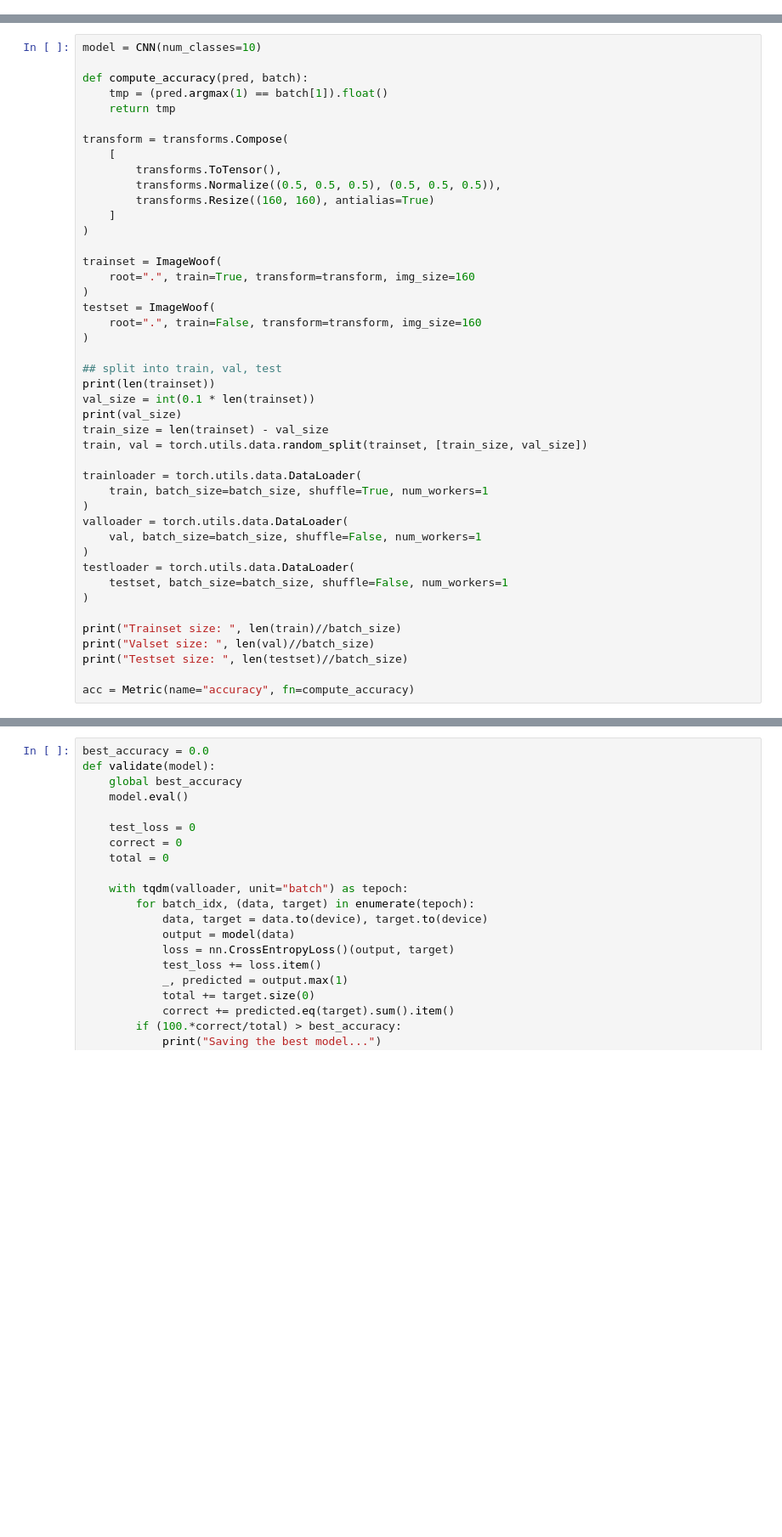
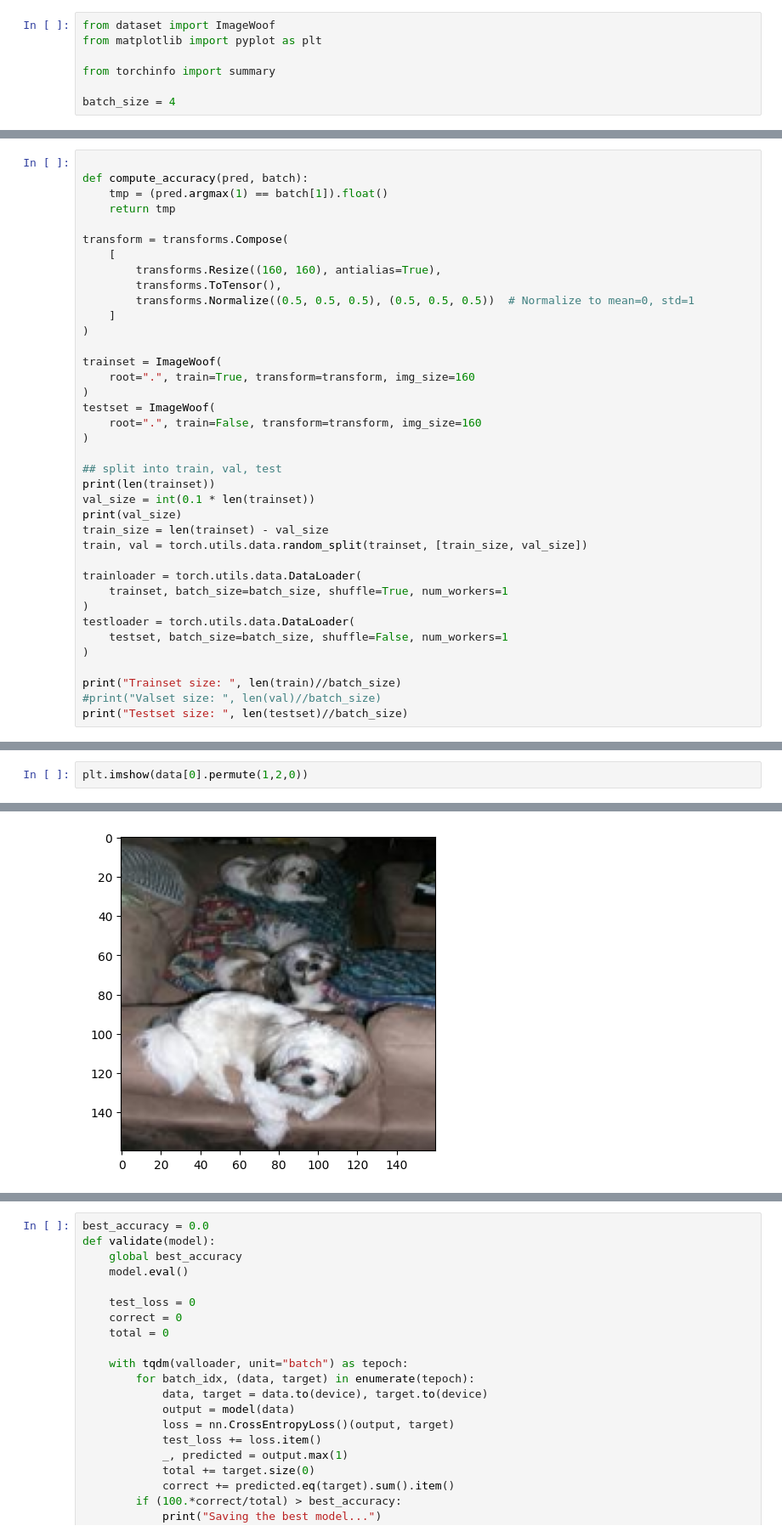
Before and after one commit to master-mbzuai/CV701, a Jupyter notebook: 03/code/run.ipynb, the cells around one changed output, grey strips where cells are left out. Shown: that part at 85% size. Drawn from its saved outputs; the diff is of its cells as text; blank space fills up the shorter version.

```diff
--- a/03/code/run.ipynb
+++ b/03/code/run.ipynb
@@ -24,4 +23,11 @@ from tqdm.notebook import tqdm
 %matplotlib inline
+# %%
+from dataset import ImageWoof
+from matplotlib import pyplot as plt
+
+from torchinfo import summary
+
+batch_size = 4
 # %%
 def START_seed():
     seed = 9
@@ -93,5 +156,4 @@ class CNN(nn.Module):
 # %%
-model = CNN(num_classes=10)
 
 def compute_accuracy(pred, batch):
     tmp = (pred.argmax(1) == batch[1]).float()
@@ -99,9 +161,9 @@ def compute_accuracy(pred, batch):
 
 transform = transforms.Compose(
     [
+        transforms.Resize((160, 160), antialias=True),
         transforms.ToTensor(),
-        transforms.Normalize((0.5, 0.5, 0.5), (0.5, 0.5, 0.5)),
-        transforms.Resize((160, 160), antialias=True)
+        transforms.Normalize((0.5, 0.5, 0.5), (0.5, 0.5, 0.5))  # Normalize to mean=0, std=1
     ]
 )
 
@@ -120,18 +182,13 @@ train_size = len(trainset) - val_size
 train, val = torch.utils.data.random_split(trainset, [train_size, val_size])
 
 trainloader = torch.utils.data.DataLoader(
-    train, batch_size=batch_size, shuffle=True, num_workers=1
-)
-valloader = torch.utils.data.DataLoader(
-    val, batch_size=batch_size, shuffle=False, num_workers=1
+    trainset, batch_size=batch_size, shuffle=True, num_workers=1
 )
 testloader = torch.utils.data.DataLoader(
     testset, batch_size=batch_size, shuffle=False, num_workers=1
 )
 
 print("Trainset size: ", len(train)//batch_size)
-print("Valset size: ", len(val)//batch_size)
+#print("Valset size: ", len(val)//batch_size)
 print("Testset size: ", len(testset)//batch_size)
-
-acc = Metric(name="accuracy", fn=compute_accuracy)
 # %% [output]
@@ -142,0 +242,3 @@ NameError: name 'summary' is not defined
+# %%
+plt.imshow(data[0].permute(1,2,0))
+# %% [output]
@@ -142,0 +246 @@ NameError: name 'summary' is not defined
+[figure, added]
```
Also changed, not shown: parts of 21 cells of this notebook, 2 other files.
